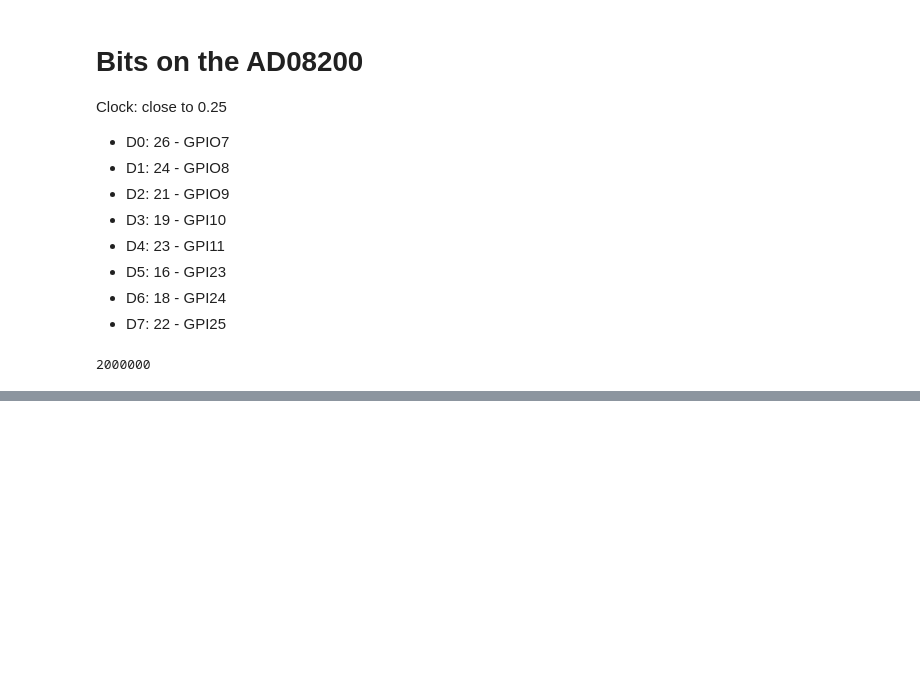
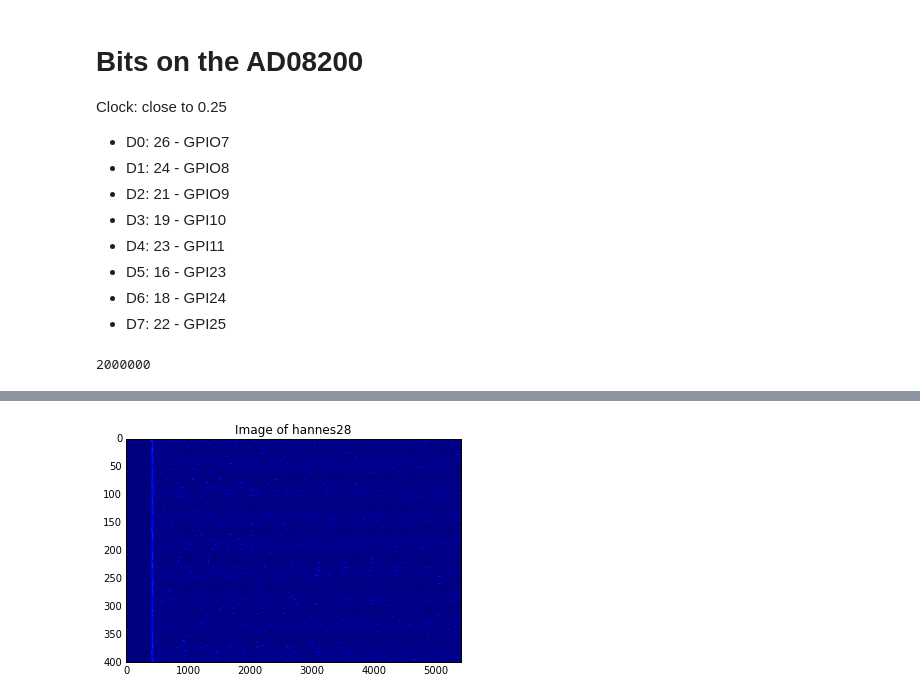
Before and after one commit to jtwiefel/ultraschallprojekt, a Jupyter notebook: rawdata/20180206_jt.ipynb, the cells around one changed output, grey strips where cells are left out. Drawn from its saved outputs; the diff is of its cells as text; code cells hidden in the pictures; blank space fills up the shorter version.

```diff
--- a/rawdata/20180206_jt.ipynb
+++ b/rawdata/20180206_jt.ipynb
@@ -233,19 +239,22 @@ plt.show()
 #get average value
 Val = np.average(tableData)
 #tableData = np.asarray(FH).reshape((1000,2*2500))
-#Offset = 400
-#MinTable = 10*np.min(tableData)
-#Zeroes = np.zeros((2500,Offset))+Val
-#BigTable = []
-#BigTable = np.append(Zeroes, tableData, axis=1)
+Offset = 400
+MinTable = 10*np.min(tableData)
+Zeroes = np.zeros((repeat_size,Offset))+Val
+BigTable = []
+BigTable = np.append(Zeroes, tableData, axis=1)
 # %%
 #plot the reshaped data
 #there are some dots, so guess the file contains data
-plt.imshow((abs(tableData)), aspect='auto')
+plt.imshow((abs(BigTable)), aspect='auto')
+plt.title("Image of "+filename.split("/")[-1])
 #plt.axhline(IndexLine, color='r', linestyle='--')
 #plt.title("Mapping the data from "+RawData.split("/")[-1]+" .")
-#plt.savefig('Imgs/map_'+RawData.split("/")[-1]+".png", bbox_inches='tight')
+plt.savefig('Imgs/map_'+filename.split("/")[-1]+".png", bbox_inches='tight')
 plt.show()
+# %% [output]
+[figure, added]
 # %%
 #this is plotting the images of the three runs. but we only have one...
 ListOfPoints= [104, 418, 741]#where are these numbers coming from?
```
Also changed, not shown: parts of 13 cells of this notebook, 25 other files.
